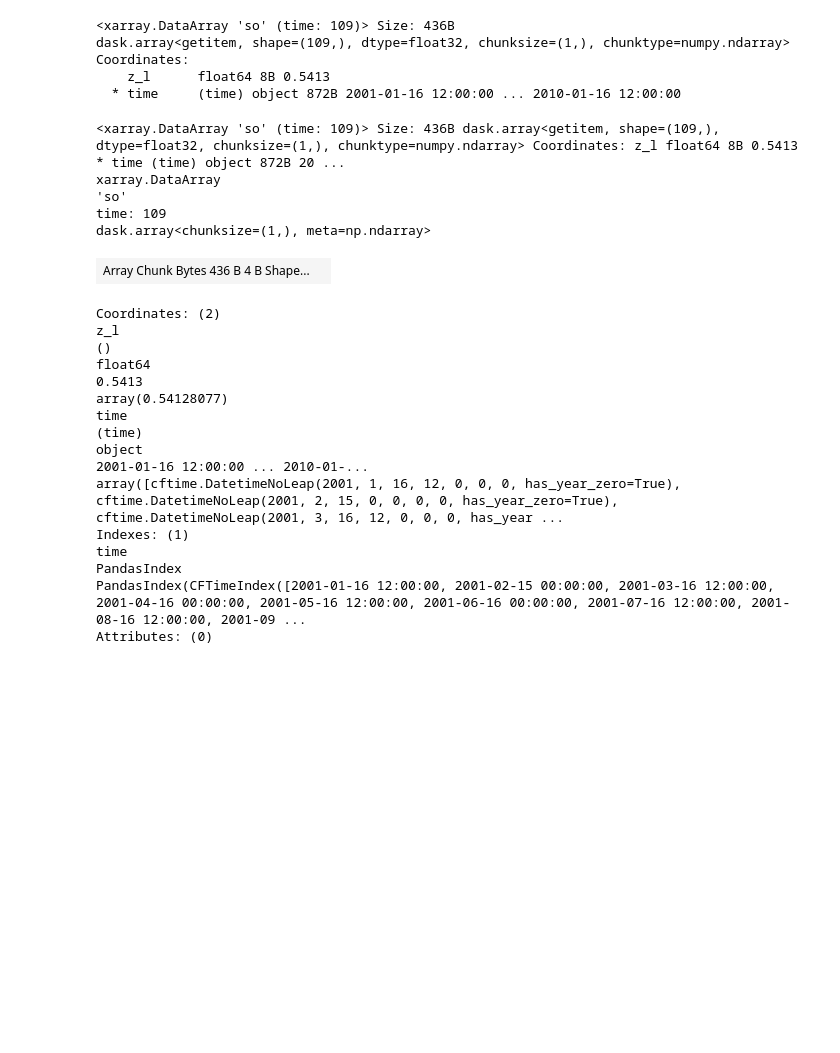
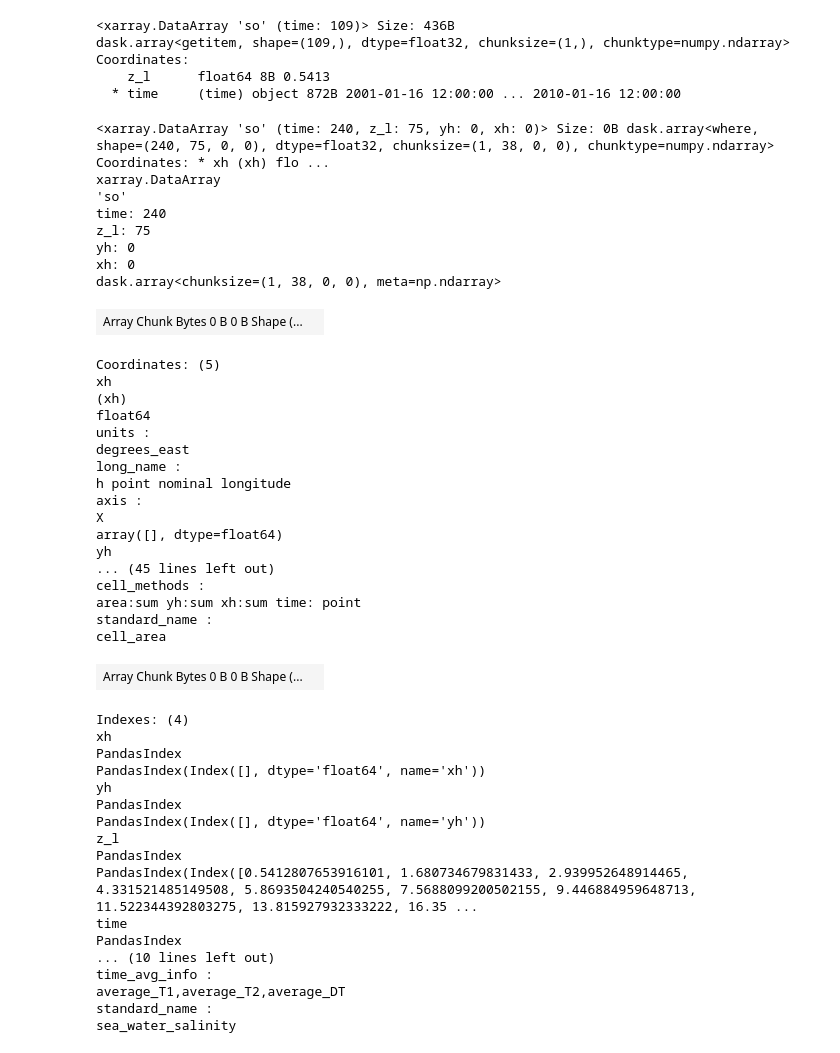
Before and after one commit to adele-morrison/panan-meltwater, a Jupyter notebook: notebooks/salinity_analysis/Panan005Salinity.ipynb, the cells around one changed output. Drawn from its saved outputs; the diff is of its cells as text; code cells hidden in the pictures; blank space fills up the shorter version.

```diff
--- a/notebooks/salinity_analysis/Panan005Salinity.ipynb
+++ b/notebooks/salinity_analysis/Panan005Salinity.ipynb
@@ -60,6 +60,7 @@ def shelf_mask_isobath(var, model_dict):
     paths = {
              "mom5": "/g/data/ik11/grids/Antarctic_slope_contour_1000m.npz",
              "mom6": "/g/data/ik11/grids/Antarctic_slope_contour_1000m_MOM6_01deg.nc",
+            "mom6_005": "/g/data/ik11/grids/Antarctic_slope_contour_1000m_MOM6_005deg.nc"
              }
 
     var = var.cf.sel({'latitude': slice(-90, -59)})
@@ -80,7 +81,7 @@ def shelf_mask_isobath(var, model_dict):
 # %%
 depth = data_fixed.deptho
 land_mask = (depth*0).fillna(1)
-depth_shelf, shelf_mask = shelf_mask_isobath(depth, 'mom6')
+depth_shelf, shelf_mask = shelf_mask_isobath(depth, 'mom6_005')
 # %%
 plt.figure(figsize=(8, 7))
 ax = plt.axes(projection=projection)
@@ -284,27 +297,49 @@ Coordinates:
     z_l      float64 8B 0.5413
   * time     (time) object 872B 2001-01-16 12:00:00 ... 2010-01-16 12:00:00
 # %%
-SOcont_top_time
+control_SO.so.where(shelf_mask == 1)
 # %% [output]
-<xarray.DataArray 'so' (time: 109)> Size: 436B dask.array<getitem, shape=(109,), dtype=float32, chunksize=(1,), chunktype=numpy.ndarray> Coordinates: z_l float64 8B 0.5413 * time (time) object 872B 20 ...
+<xarray.DataArray 'so' (time: 240, z_l: 75, yh: 0, xh: 0)> Size: 0B dask.array<where, shape=(240, 75, 0, 0), dtype=float32, chunksize=(1, 38, 0, 0), chunktype=numpy.ndarray> Coordinates: * xh (xh) flo ...
 xarray.DataArray
 'so'
-time: 109
-dask.array<chunksize=(1,), meta=np.ndarray>
+time: 240
+z_l: 75
+yh: 0
+xh: 0
+dask.array<chunksize=(1, 38, 0, 0), meta=np.ndarray>
-| Array Chunk Bytes 436 B 4 B Shape... |  |
+| Array Chunk Bytes 0 B 0 B Shape (... |  |
-Coordinates: (2)
-z_l
-()
+Coordinates: (5)
+xh
+(xh)
 float64
-0.5413
-array(0.54128077)
-time
-(time)
-object
-2001-01-16 12:00:00 ... 2010-01-...
-array([cftime.DatetimeNoLeap(2001, 1, 16, 12, 0, 0, 0, has_year_zero=True), cftime.DatetimeNoLeap(2001, 2, 15, 0, 0, 0, 0, has_year_zero=True), cftime.DatetimeNoLeap(2001, 3, 16, 12, 0, 0, 0, has_year ...
-Indexes: (1)
-time
-PandasIndex
-PandasIndex(CFTimeIndex([2001-01-16 12:00:00, 2001-02-15 00:00:00, 2001-03-16 12:00:00, 2001-04-16 00:00:00, 2001-05-16 12:00:00, 2001-06-16 00:00:00, 2001-07-16 12:00:00, 2001-08-16 12:00:00, 2001-09 ...
-Attributes: (0)
+units :
+degrees_east
+long_name :
+h point nominal longitude
+axis :
+X
+array([], dtype=float64)
+yh
+... (45 lines left out)
+cell_methods :
+area:sum yh:sum xh:sum time: point
+standard_name :
+cell_area
+| Array Chunk Bytes 0 B 0 B Shape (... |  |
+Indexes: (4)
+xh
+PandasIndex
+PandasIndex(Index([], dtype='float64', name='xh'))
+yh
+PandasIndex
+PandasIndex(Index([], dtype='float64', name='yh'))
+z_l
+PandasIndex
+PandasIndex(Index([0.5412807653916101, 1.680734679831433, 2.939952648914465, 4.331521485149508, 5.8693504240540255, 7.5688099200502155, 9.446884959648713, 11.522344392803275, 13.815927932333222, 16.35 ...
+time
+PandasIndex
+... (10 lines left out)
+time_avg_info :
+average_T1,average_T2,average_DT
+standard_name :
+sea_water_salinity
```
Also changed, not shown: parts of 5 cells of this notebook, 4 other files.
